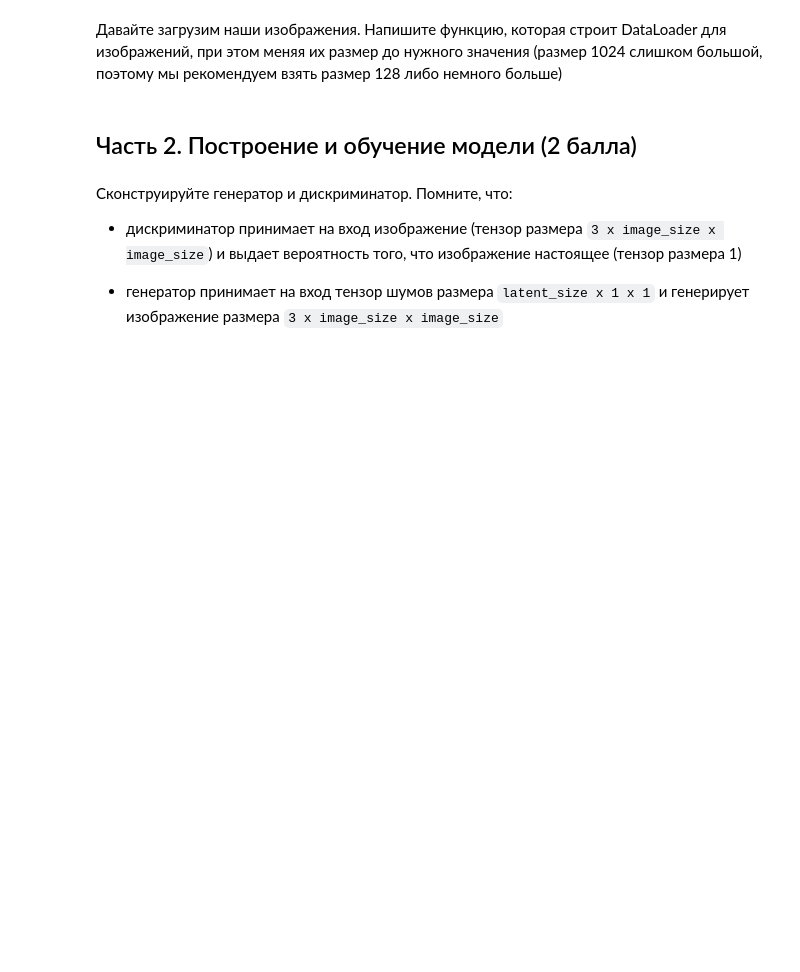
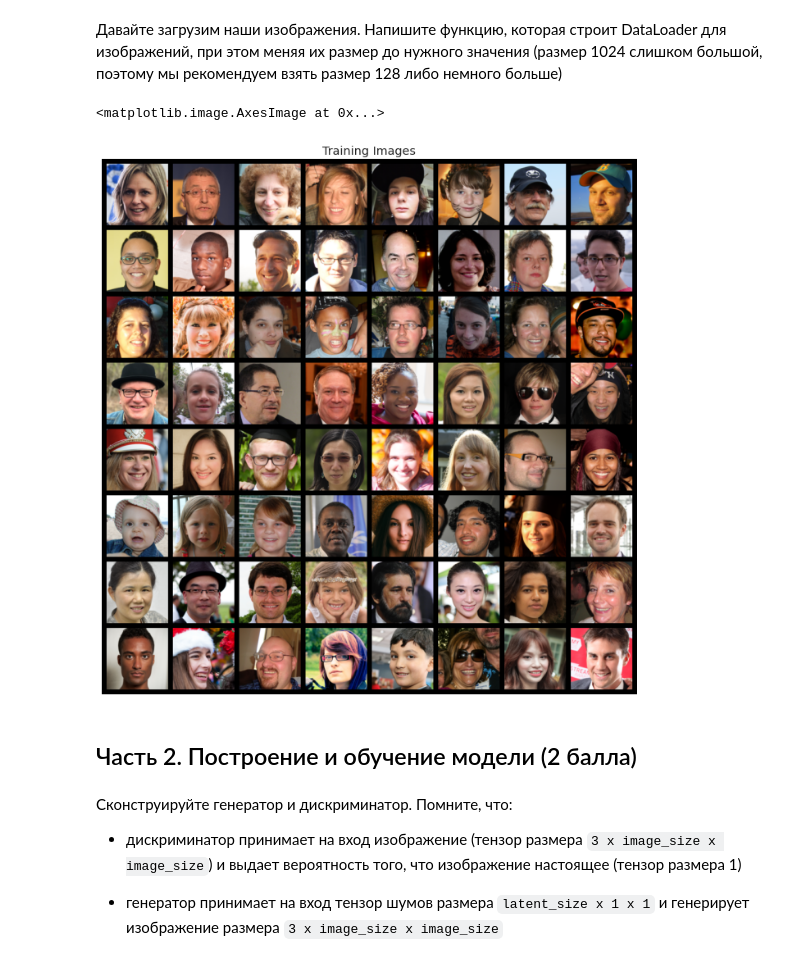
Before and after one commit to noname19871/DLS2022_advanced, a Jupyter notebook: homeworks/homework8/[homework]gan.ipynb, the cells around one changed output. Saved outputs shown, nothing was run; the diff lists cells and outputs as text; code cells hidden in the pictures; blank space fills up the shorter version.

```diff
--- a/homeworks/homework8/[homework]gan.ipynb
+++ b/homeworks/homework8/[homework]gan.ipynb
@@ -22,3 +17,6 @@ import seaborn as sns
 %matplotlib inline
 
 sns.set(style='darkgrid', font_scale=1.2)
+# %%
+device = torch.device('cuda') if torch.cuda.is_available() else torch.device('cpu')
+print(device)
@@ -29,2 +59,4 @@ sns.set(style='darkgrid', font_scale=1.2)
+# %%
+DATA_DIR = './images/'
 # %% [markdown]
 Давайте загрузим наши изображения. Напишите функцию, которая строит DataLoader для изображений, при этом меняя их размер до нужного значения (размер 1024 слишком большой, поэтому мы рекомендуем взять размер 128 либо немного больше)
@@ -31,11 +84,18 @@ sns.set(style='darkgrid', font_scale=1.2)
 # %%
-def get_dataloader(image_size, batch_size):
-  """
-  Builds dataloader for training data.
-  Use tt.Compose and tt.Resize for transformations
-  :param image_size: height and wdith of the image
-  :param batch_size: batch_size of the dataloader
-  :returns: DataLoader object
-  """
-  # TODO: resize images, convert them to tensors and build dataloader
-  pass
+def get_dataloader(image_size, batch_size, device):
+    """
+    Builds dataloader for training data.
+    Use tt.Compose and tt.Resize for transformations
+    :param image_size: height and wdith of the image
+    :param batch_size: batch_size of the dataloader
+    :returns: DataLoader object
+    """
+
+    train_ds = ImageFolder(DATA_DIR, transform=tt.Compose([
+    tt.Resize(image_size),
+    tt.CenterCrop(image_size),
+    tt.ToTensor(),
+    tt.Normalize((0.5, 0.5, 0.5), (0.5, 0.5, 0.5))]))
+
+    train_dl = DataLoader(train_ds, batch_size, shuffle=True, pin_memory=True)
+    return DeviceDataLoader(train_dl, device)
@@ -46,3 +102,17 @@ image_size = 128
+# %%
+image_size = 128
+batch_size = 64
+
+train_loader = get_dataloader(image_size, batch_size, device)
+# %%
+first_batch = next(iter(train_loader))
+plt.figure(figsize=(12, 12))
+plt.axis("off")
+plt.title("Training Images")
+plt.imshow(np.transpose(make_grid(first_batch[0][:64], padding=10, normalize=True).cpu(), (1, 2, 0)))
+# %% [output]
+<matplotlib.image.AxesImage at 0x...>
+[figure, added]
 # %% [markdown]
 ## Часть 2. Построение и обучение модели (2 балла)
 # %% [markdown]
```
Also changed, not shown: parts of 15 cells of this notebook.
